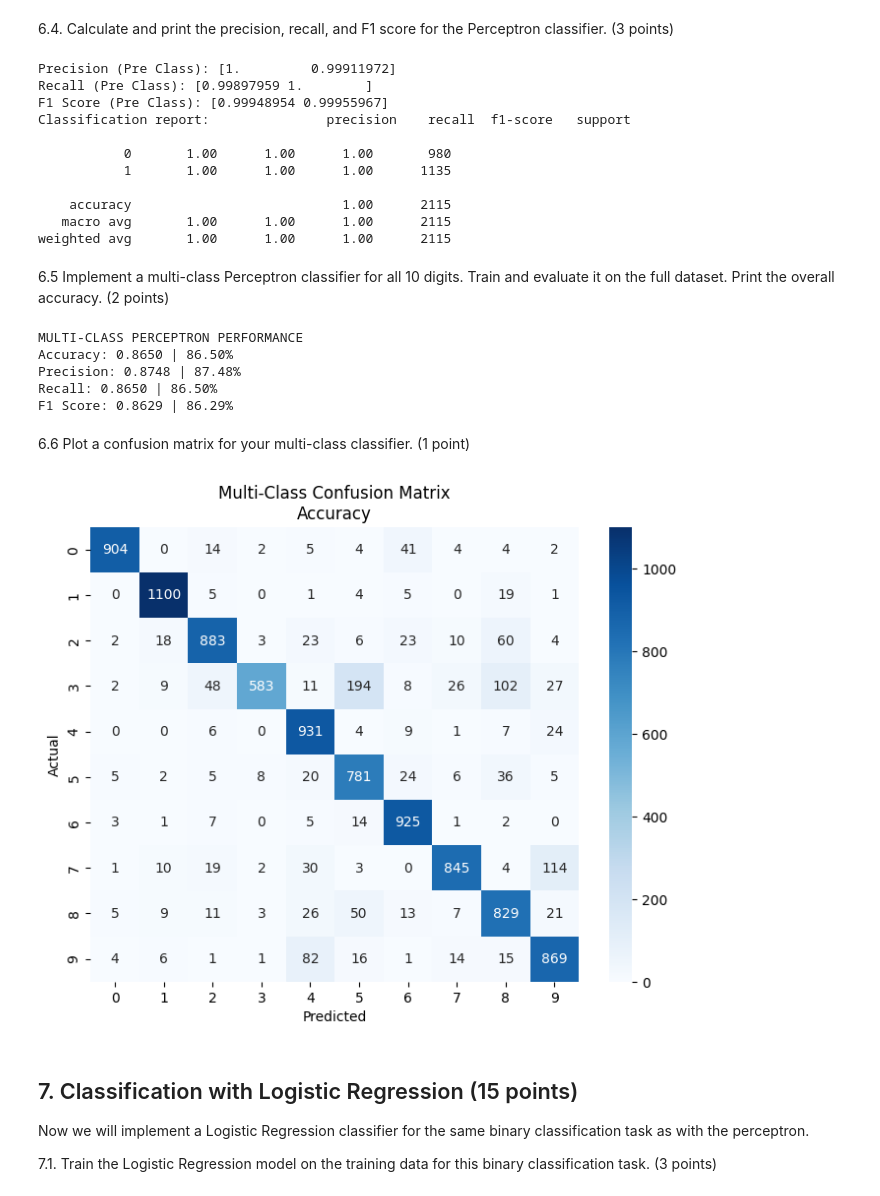
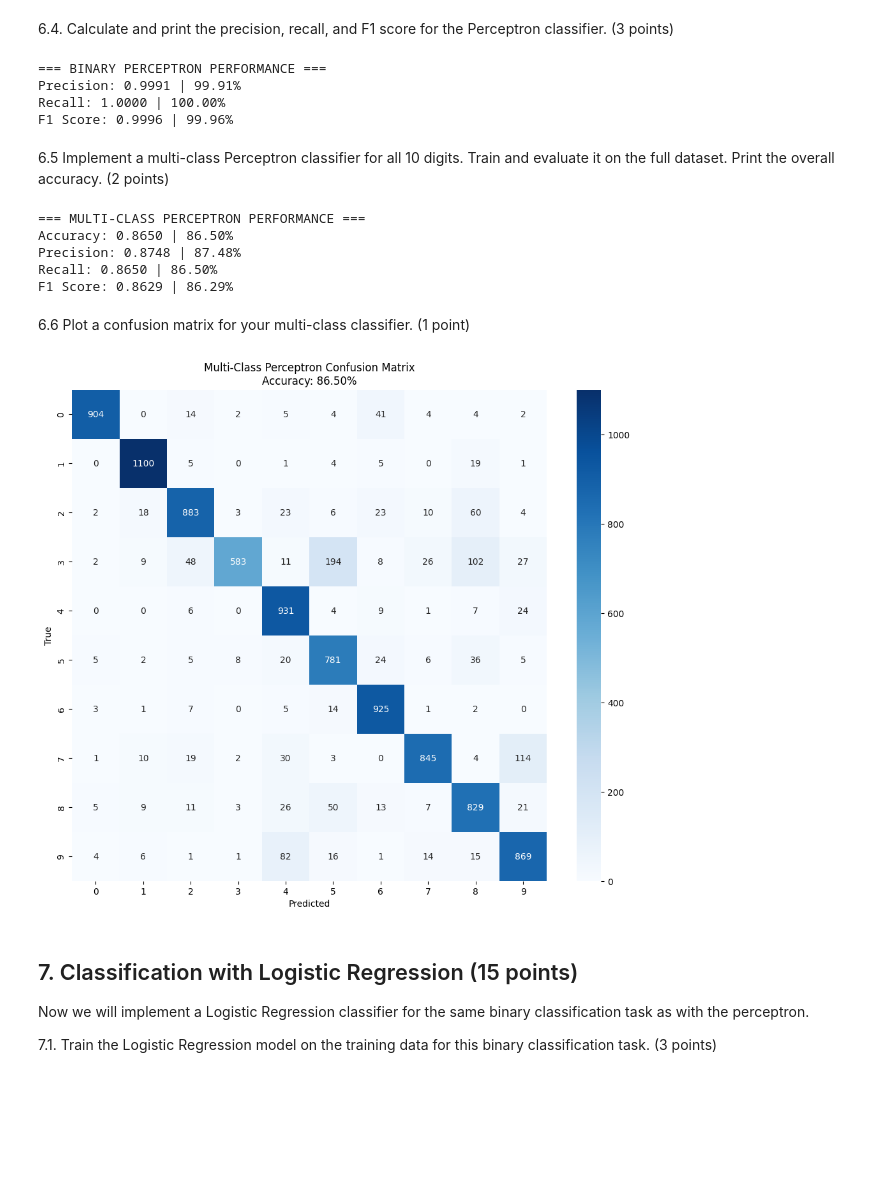
Before and after one commit to SpaceEnthusiast07/UNI, a Jupyter notebook: COM1011 - Machine Learning/Coursework/CW1/COM1011-750032575.ipynb, the cells around one changed output. Drawn from its saved outputs; the diff is of its cells as text; code cells hidden in the pictures; blank space fills up the shorter version.

```diff
--- a/COM1011 - Machine Learning/Coursework/CW1/COM1011-750032575.ipynb
+++ b/COM1011 - Machine Learning/Coursework/CW1/COM1011-750032575.ipynb
@@ -872,27 +872,21 @@ plt.show()
 # Import the necessary libararies
 from sklearn.metrics import precision_score, recall_score, f1_score, classification_report
 
-# Calculate the precision
-print(f"Precision (Pre Class): {precision_score(targetTest, predictions, average=None)}")
-# Calculate the recall
-print(f"Recall (Pre Class): {recall_score(targetTest, predictions, average=None)}")
-# Calculate the f1 score
-print(f"F1 Score (Pre Class): {f1_score(targetTest, predictions, average=None)}")
+# Calculate the precision, recall and f1 score
+precision = precision_score(targetTest, predictions)
+recall = recall_score(targetTest, predictions)
+f1 = f1_score(targetTest, predictions)
 
-# Output the classification report
-print(f"Classification report: {classification_report(targetTest, predictions)}")
+# Output the scores
+print("=== BINARY PERCEPTRON PERFORMANCE ===")
+print(f"Precision: {precision:.4f} | {precision:.2%}")
+print(f"Recall: {recall:.4f} | {recall:.2%}")
+print(f"F1 Score: {f1:.4f} | {f1:.2%}")
 # %% [output]
-Precision (Pre Class): [1.         0.99911972]
-Recall (Pre Class): [0.99897959 1.        ]
-F1 Score (Pre Class): [0.99948954 0.99955967]
-Classification report:               precision    recall  f1-score   support
-
-           0       1.00      1.00      1.00       980
-           1       1.00      1.00      1.00      1135
-
-    accuracy                           1.00      2115
-   macro avg       1.00      1.00      1.00      2115
-weighted avg       1.00      1.00      1.00      2115
+=== BINARY PERCEPTRON PERFORMANCE ===
+Precision: 0.9991 | 99.91%
+Recall: 1.0000 | 100.00%
+F1 Score: 0.9996 | 99.96%
 # %% [markdown]
  6.5 Implement a multi-class Perceptron classifier for all 10 digits. Train and evaluate it on the full dataset. Print the overall accuracy. (2 points)
 # %%
@@ -926,13 +920,13 @@ recall = recall_score(labelsMnistTest, predictions, average="weighted")
 f1 = f1_score(labelsMnistTest, predictions, average="weighted")
 
 # Output the metrics for the multi-class perceptron
-print("MULTI-CLASS PERCEPTRON PERFORMANCE")
+print("=== MULTI-CLASS PERCEPTRON PERFORMANCE ===")
 print(f"Accuracy: {accuracy:.4f} | {accuracy:.2%}")
 print(f"Precision: {precision:.4f} | {precision:.2%}")
 print(f"Recall: {recall:.4f} | {recall:.2%}")
 print(f"F1 Score: {f1:.4f} | {f1:.2%}")
 # %% [output]
-MULTI-CLASS PERCEPTRON PERFORMANCE
+=== MULTI-CLASS PERCEPTRON PERFORMANCE ===
 Accuracy: 0.8650 | 86.50%
 Precision: 0.8748 | 87.48%
 Recall: 0.8650 | 86.50%
@@ -942,17 +936,17 @@ F1 Score: 0.8629 | 86.29%
 # %%
 # Answers here
 # Calculate the confusion matrix
 cm = confusion_matrix(labelsMnistTest, predictions)
 
 # Plot the confusion matrix
-plt.figure(figsize=(8,6))
+plt.figure(figsize=(12,10))
 sns.heatmap(cm, annot=True, fmt="d", cmap="Blues", xticklabels=range(10), yticklabels=range(10))
 plt.xlabel("Predicted")
-plt.ylabel("Actual")
-plt.title("Multi-Class Confusion Matrix\nAccuracy")
+plt.ylabel("True")
+plt.title(f"Multi-Class Perceptron Confusion Matrix\nAccuracy: {accuracy:.2%}")
 plt.show()
 # %% [output]
-[figure, old version]
+[figure, new version]
 # %% [markdown]
 ## 7. Classification with Logistic Regression (15 points)
 
```
Also changed, not shown: parts of 7 cells of this notebook.
